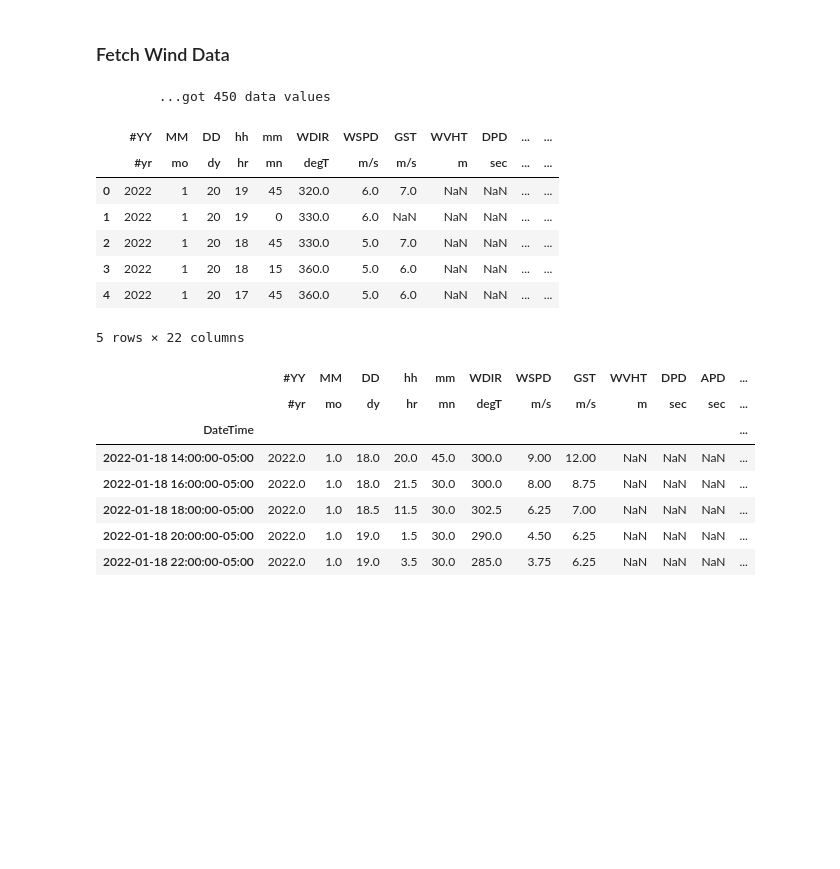
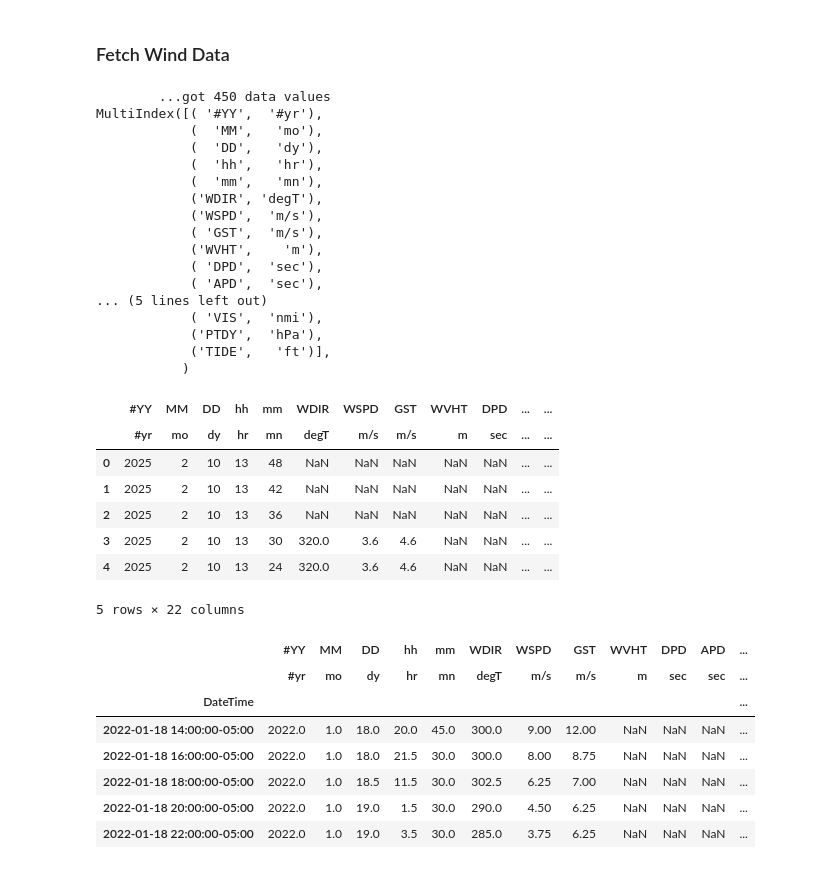
Before and after one commit to pbeeken/WeatherKiosk, a Jupyter notebook: WeatherTests.ipynb, the cells around one changed output. Saved outputs shown, nothing was run; the diff lists cells and outputs as text; code cells hidden in the pictures; blank space fills up the shorter version.

Commit message:
wind graph redirects. Kings Point is now the only reliable source.

```diff
--- a/WeatherTests.ipynb
+++ b/WeatherTests.ipynb
@@ -423,7 +423,7 @@ import matplotlib.dates as mdates
 def fetchWindData(source):
   now = datetime.now(tz=EST)
 
-  windDF = pd.read_csv(source, delim_whitespace=True, header=[0,1], na_values='MM', nrows=450 )
+  windDF = pd.read_csv(source, header=[0,1], na_values='MM', nrows=450 ) # Deprecated: delim_whitespace=True,
   print(f"\t...got {len(windDF)} data values")
 
   windDF['DateTime'] = windDF[['#YY','MM','DD','hh','mm']].apply(lambda dt: datetime(dt[0], dt[1], dt[2], dt[3], dt[4], tzinfo=UTC).astimezone(EST), axis=1)
@@ -1334,8 +1339,9 @@ def fetchWindData(dataSetSite):
     x[x != 'MM'].apply(float)
 #    x[x == 'MM'] = 5000.
 
-  windDF = pd.read_csv(dataSetSite, delim_whitespace=True, header=[0,1], nrows=450, na_values='MM' )
+  windDF = pd.read_csv(dataSetSite, sep="\\s+", header=[0,1], nrows=450, na_values='MM' ) # Deprecated: , delim_whitespace=True
   print(f"\t...got {len(windDF)} data values")
+  #print(windDF.columns)
 
   windDF['DateTime'] = windDF[['#YY','MM','DD','hh','mm']].apply(lambda dt: datetime(dt[0], dt[1], dt[2], dt[3], dt[4], tzinfo=UTC).astimezone(EST), axis=1)
   windDF['Time'] = windDF['DateTime'].apply(lambda t: t.time())
@@ -1346,17 +1352,33 @@ def fetchWindData(dataSetSite):
   return windDF #.set_index(windDF['DateTime'] - windDF['DateTime'].min()) # returns a new copy
 #  return windDF.set_index('DateTime')
 # %%
-df = fetchWindData(realEXR_TimeDataFile)
+df = fetchWindData(realKPS_TimeDataFile)
 df.head()
 # %% [output]
         ...got 450 data values
+MultiIndex([( '#YY',  '#yr'),
+            (  'MM',   'mo'),
+            (  'DD',   'dy'),
+            (  'hh',   'hr'),
+            (  'mm',   'mn'),
+            ('WDIR', 'degT'),
+            ('WSPD',  'm/s'),
+            ( 'GST',  'm/s'),
+            ('WVHT',    'm'),
+            ( 'DPD',  'sec'),
+            ( 'APD',  'sec'),
+... (5 lines left out)
+            ( 'VIS',  'nmi'),
+            ('PTDY',  'hPa'),
+            ('TIDE',   'ft')],
+           )
 |  | #YY | MM | DD | hh | mm | WDIR | WSPD | GST | WVHT | DPD | ... | ... |
 |  | #yr | mo | dy | hr | mn | degT | m/s | m/s | m | sec | ... | ... |
-| 0 | 2022 | 1 | 20 | 19 | 45 | 320.0 | 6.0 | 7.0 | NaN | NaN | ... | ... |
-| 1 | 2022 | 1 | 20 | 19 | 0 | 330.0 | 6.0 | NaN | NaN | NaN | ... | ... |
-| 2 | 2022 | 1 | 20 | 18 | 45 | 330.0 | 5.0 | 7.0 | NaN | NaN | ... | ... |
-| 3 | 2022 | 1 | 20 | 18 | 15 | 360.0 | 5.0 | 6.0 | NaN | NaN | ... | ... |
-| 4 | 2022 | 1 | 20 | 17 | 45 | 360.0 | 5.0 | 6.0 | NaN | NaN | ... | ... |
+| 0 | 2025 | 2 | 10 | 13 | 48 | NaN | NaN | NaN | NaN | NaN | ... | ... |
+| 1 | 2025 | 2 | 10 | 13 | 42 | NaN | NaN | NaN | NaN | NaN | ... | ... |
+| 2 | 2025 | 2 | 10 | 13 | 36 | NaN | NaN | NaN | NaN | NaN | ... | ... |
+| 3 | 2025 | 2 | 10 | 13 | 30 | 320.0 | 3.6 | 4.6 | NaN | NaN | ... | ... |
+| 4 | 2025 | 2 | 10 | 13 | 24 | 320.0 | 3.6 | 4.6 | NaN | NaN | ... | ... |
 5 rows × 22 columns
 # %%
 # df['GST']=df['GST'].replace({'MM':0})
```
Also changed, not shown: parts of 4 cells of this notebook, 1 other file.
